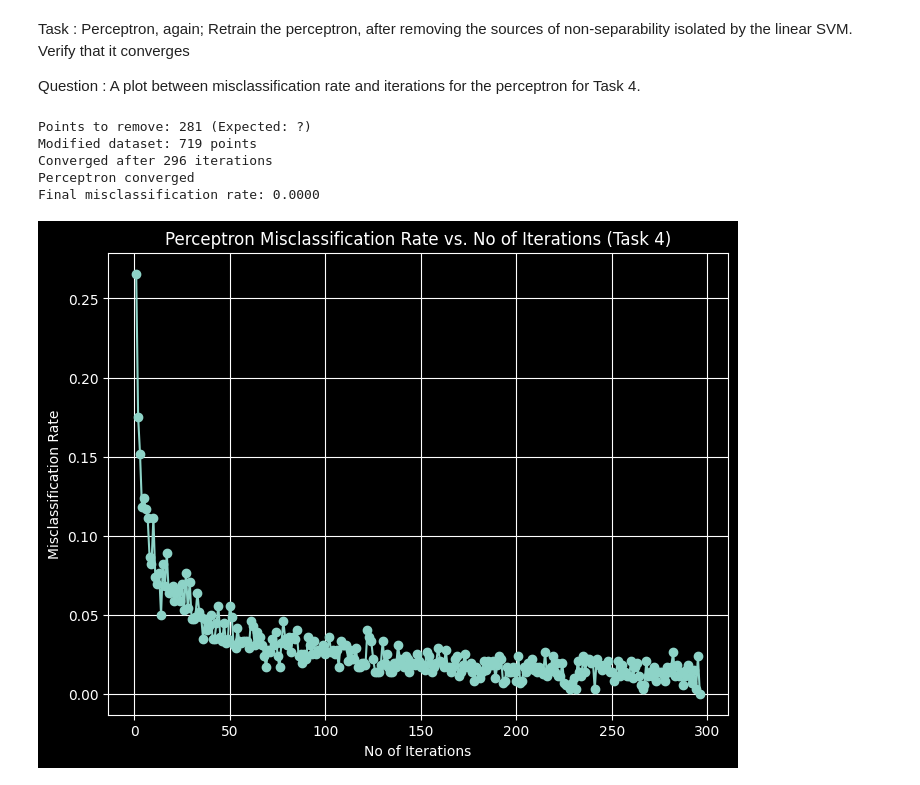
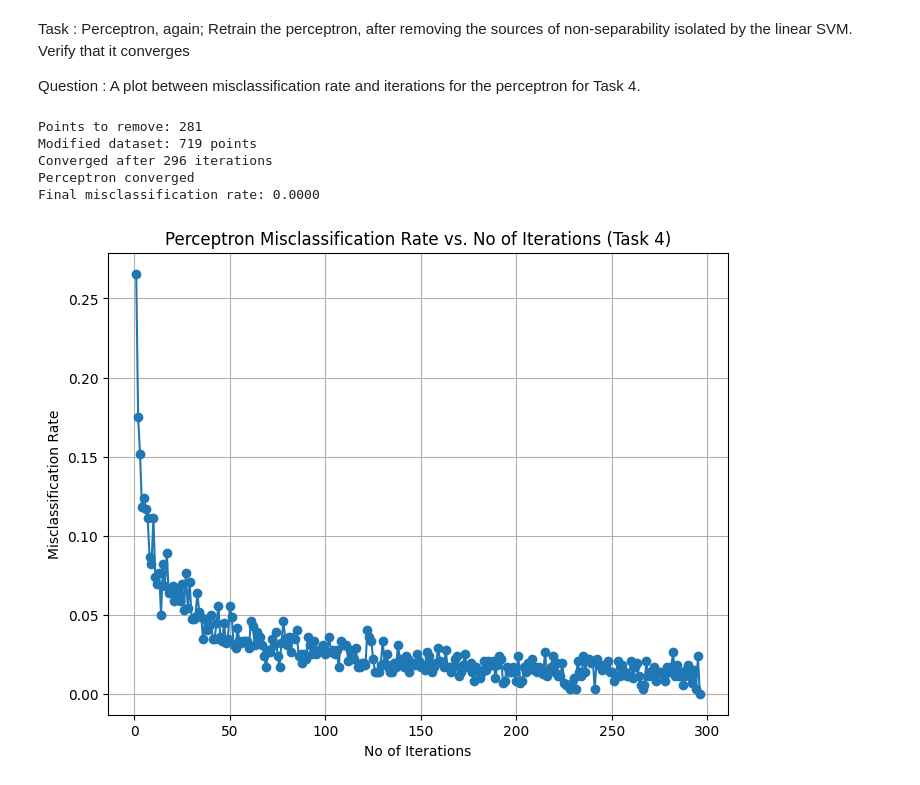
Before and after one commit to sai-12-oss/Study-in-2025, a Jupyter notebook: Sem_4/UMC-203-AI and ML/Assignments/Assignment-2/Q-1.ipynb, the cells around one changed output. Saved outputs shown, nothing was run; the diff lists cells and outputs as text; code cells hidden in the pictures.

```diff
--- a/Sem_4/UMC-203-AI and ML/Assignments/Assignment-2/Q-1.ipynb
+++ b/Sem_4/UMC-203-AI and ML/Assignments/Assignment-2/Q-1.ipynb
@@ -4,6 +6,7 @@ Preprocessing
 import Oracle_Assignment_2
 import numpy as np
 import matplotlib.pyplot as plt
+plt.style.use('default')
 train_data,test_data = Oracle_Assignment_2.q1_get_cifar100_train_test(23627)
 train_features,train_labels = [],[]
 test_features,test_labels = [],[]
@@ -17,8 +20,8 @@ for x in test_data:
     test_labels.append(x[1])
 test_features = np.array(test_features)
 test_labels = np.array(test_labels)
-train_mean = np.mean(train_features, axis=0)  # modified shape (27,)
-train_std = np.std(train_features, axis=0)    # modified shape (27,)
+train_mean = np.mean(train_features, axis=0)
+train_std = np.std(train_features, axis=0)
 # print(train_features.shape,train_labels.shape) # Returns : (1000,27) (1000,)
 # print(test_features.shape,test_labels.shape) # Returns : (200,27) (200,)
 # %% [markdown]
@@ -348,37 +329,37 @@ Question : A plot between misclassification rate and iterations for the perceptr
 # %%
 import numpy as np
 import matplotlib.pyplot as plt
-
+svm = SVM(regularization_parameter=1.0)
 def Task_4(X, y, C=1.0):
     # Identify the points causing inseparability using the primal solution
     w_primal, b_primal, slack_values, primal_non_separable_indices = svm.Primal_SVM(X, y)
     points_to_remove = X[primal_non_separable_indices]
-    print(f"Points to remove: {len(points_to_remove)} (Expected: ?)")
+    print(f"Points to remove: {len(points_to_remove)} ")
     mask = np.ones(len(X), dtype=bool)
     mask[primal_non_separable_indices] = False
     X_modified, y_modified = X[mask], y[mask]
     print(f"Modified dataset: {len(X_modified)} points")
     w, b, misclassification_rates, converged = Perceptron(X_modified, y_modified)
     if converged:
         print("Perceptron converged")
     else:
         print("Perceptron did not converge within max_iterations")
     print(f"Final misclassification rate: {misclassification_rates[-1]:.4f}")
     # Plot
     plt.figure(figsize=(8, 6))
     plt.plot(range(1, len(misclassification_rates) + 1), misclassification_rates, marker='o', linestyle='-')
     plt.xlabel('No of Iterations')
     plt.ylabel('Misclassification Rate')
     plt.title('Perceptron Misclassification Rate vs. No of Iterations (Task 4)')
     plt.grid(True)
     plt.show()
 
 X, y = train_features, train_labels
 Task_4(X, y, C=1.0)
 # %% [output]
-Points to remove: 281 (Expected: ?)
+Points to remove: 281
 Modified dataset: 719 points
 Converged after 296 iterations
 Perceptron converged
 Final misclassification rate: 0.0000
-[figure, old version]
+[figure, new version]
```
Also changed, not shown: parts of 7 cells of this notebook, 57 other files.
